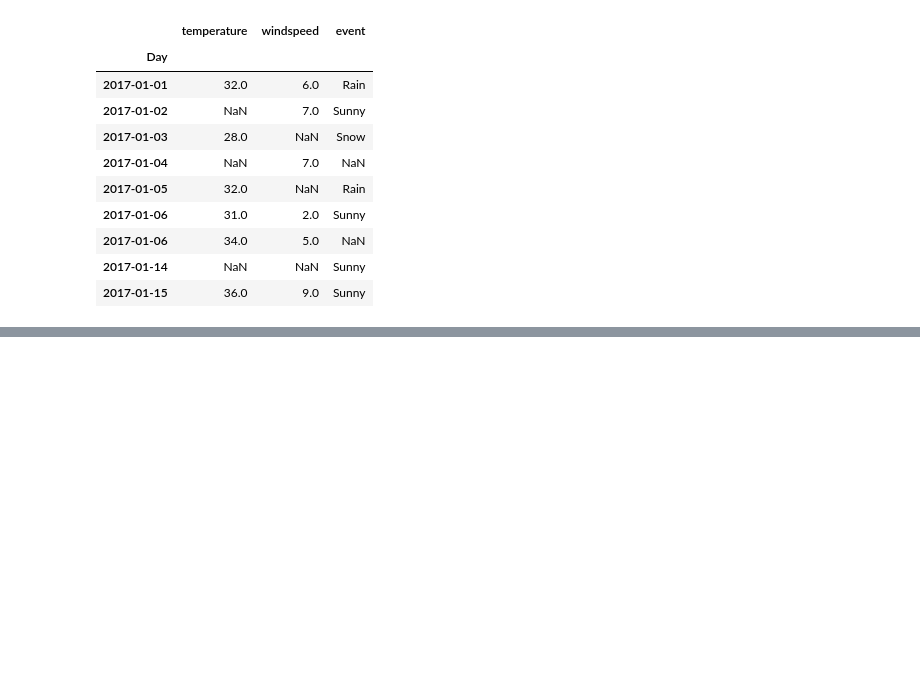
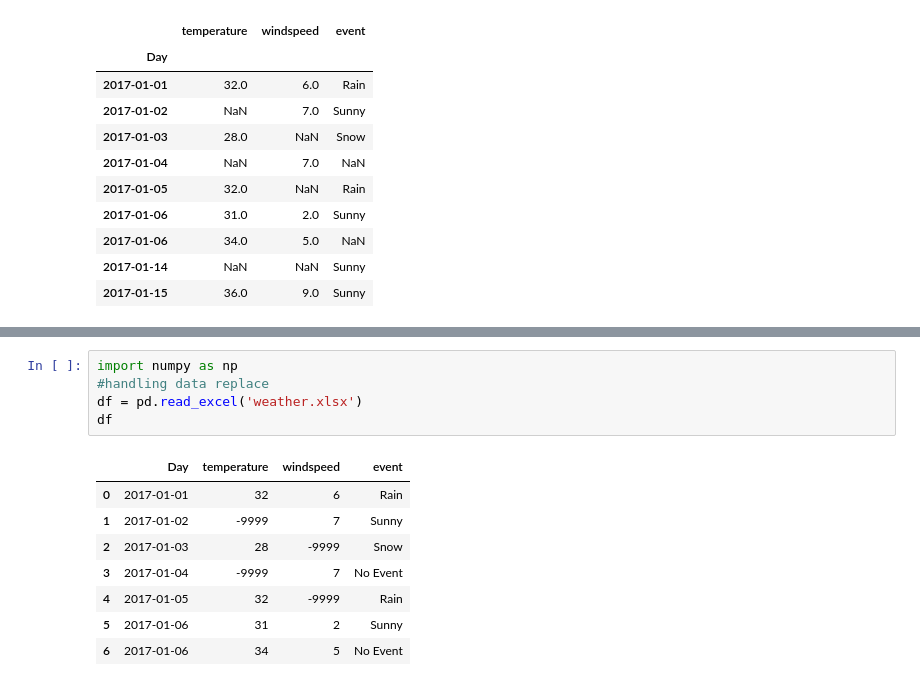
Before and after one commit to Ezeko/jupyter_sandbox, a Jupyter notebook: pandas_tut.ipynb, the cells around one changed output, grey strips where cells are left out. Drawn from its saved outputs; the diff is of its cells as text; blank space fills up the shorter version.

```diff
--- a/pandas_tut.ipynb
+++ b/pandas_tut.ipynb
@@ -290,0 +301,14 @@ df.dropna(thresh=1) #at least two values for it to be pres
+# %%
+import numpy as np
+#handling data replace
+df = pd.read_excel('weather.xlsx')
+df
+# %% [output]
+|  | Day | temperature | windspeed | event |
+| 0 | 2017-01-01 | 32 | 6 | Rain |
+| 1 | 2017-01-02 | -9999 | 7 | Sunny |
+| 2 | 2017-01-03 | 28 | -9999 | Snow |
+| 3 | 2017-01-04 | -9999 | 7 | No Event |
+| 4 | 2017-01-05 | 32 | -9999 | Rain |
+| 5 | 2017-01-06 | 31 | 2 | Sunny |
+| 6 | 2017-01-06 | 34 | 5 | No Event |
```
Also changed, not shown: parts of 2 cells of this notebook.
